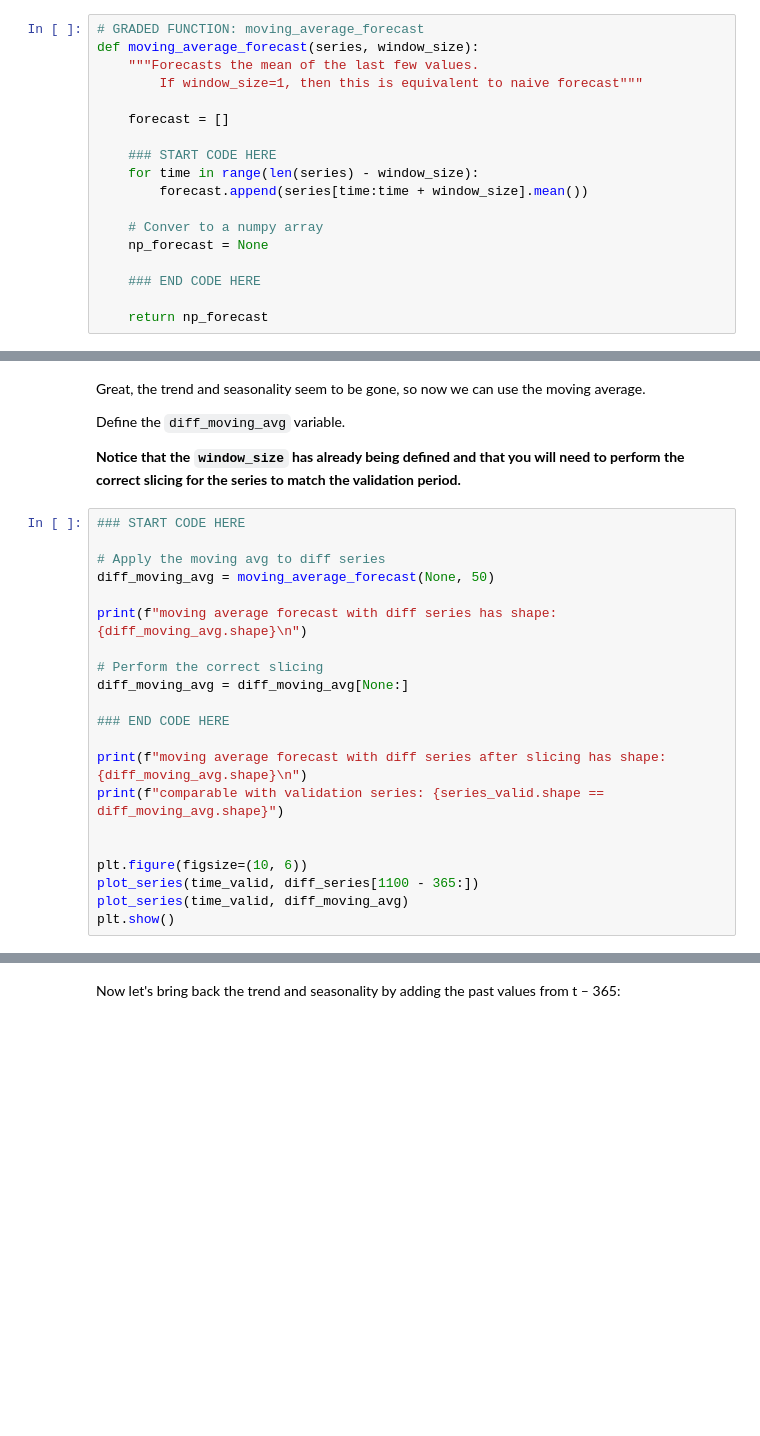
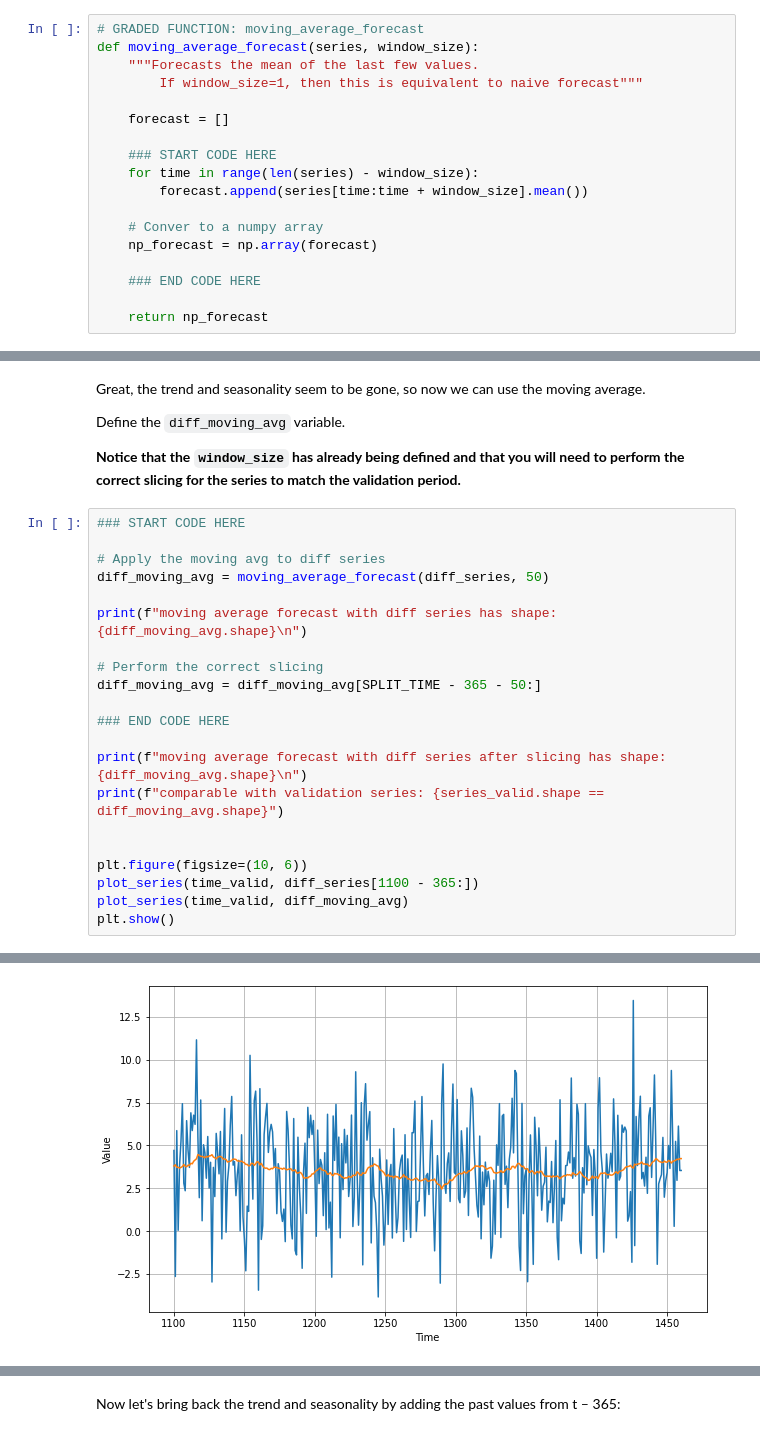
Before and after one commit to tjaensch/tensorflow_test, a Jupyter notebook: tensorflow-1-public/C4/W1/assignment/C4W1_Assignment.ipynb, the cells around one changed output, grey strips where cells are left out. Saved outputs shown, nothing was run; the diff lists cells and outputs as text; blank space fills up the shorter version.

````diff
--- a/tensorflow-1-public/C4/W1/assignment/C4W1_Assignment.ipynb
+++ b/tensorflow-1-public/C4/W1/assignment/C4W1_Assignment.ipynb
@@ -236,7 +256,7 @@ def moving_average_forecast(series, window_size):
         forecast.append(series[time:time + window_size].mean())
 
     # Conver to a numpy array
-    np_forecast = None
+    np_forecast = np.array(forecast)
 
     ### END CODE HERE
 
@@ -330,12 +368,12 @@ Define the `diff_moving_avg` variable.
 ### START CODE HERE
 
 # Apply the moving avg to diff series
-diff_moving_avg = moving_average_forecast(None, 50)
+diff_moving_avg = moving_average_forecast(diff_series, 50)
 
 print(f"moving average forecast with diff series has shape: {diff_moving_avg.shape}\n")
 
 # Perform the correct slicing
-diff_moving_avg = diff_moving_avg[None:]
+diff_moving_avg = diff_moving_avg[SPLIT_TIME - 365 - 50:]
 
 ### END CODE HERE
 
@@ -347,3 +385,4 @@ plt.figure(figsize=(10, 6))
 plot_series(time_valid, diff_series[1100 - 365:])
 plot_series(time_valid, diff_moving_avg)
 plt.show()
+# %% [output]
@@ -350,3 +394,4 @@ plt.show()
+[figure, added]
 # %% [markdown]
 **Expected Output:**
 ```
````
Also changed, not shown: parts of 16 cells of this notebook.
